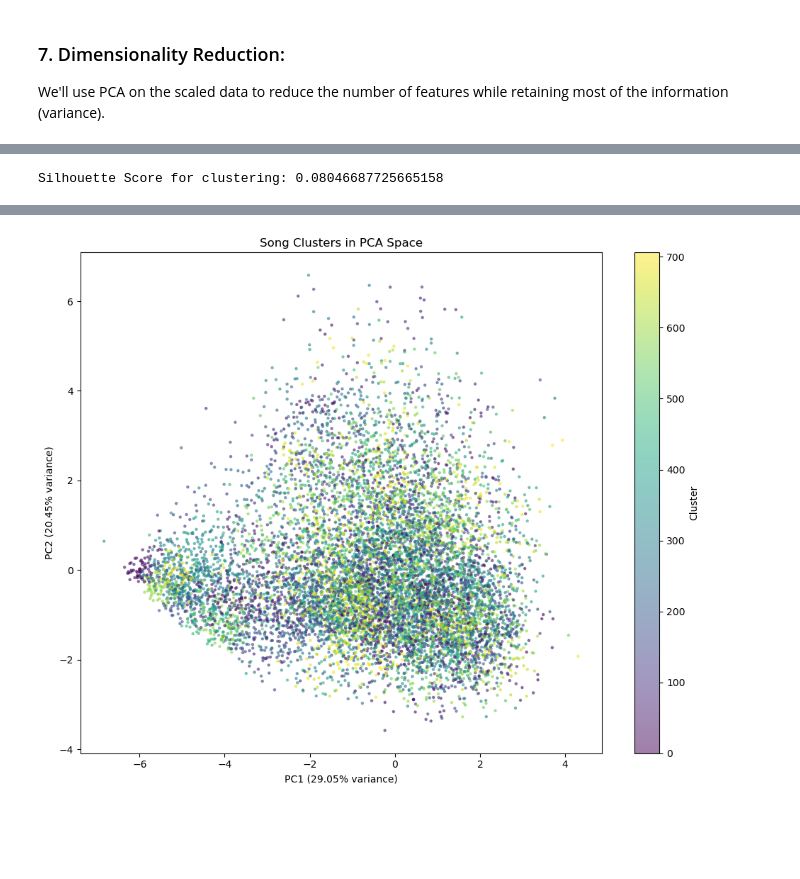
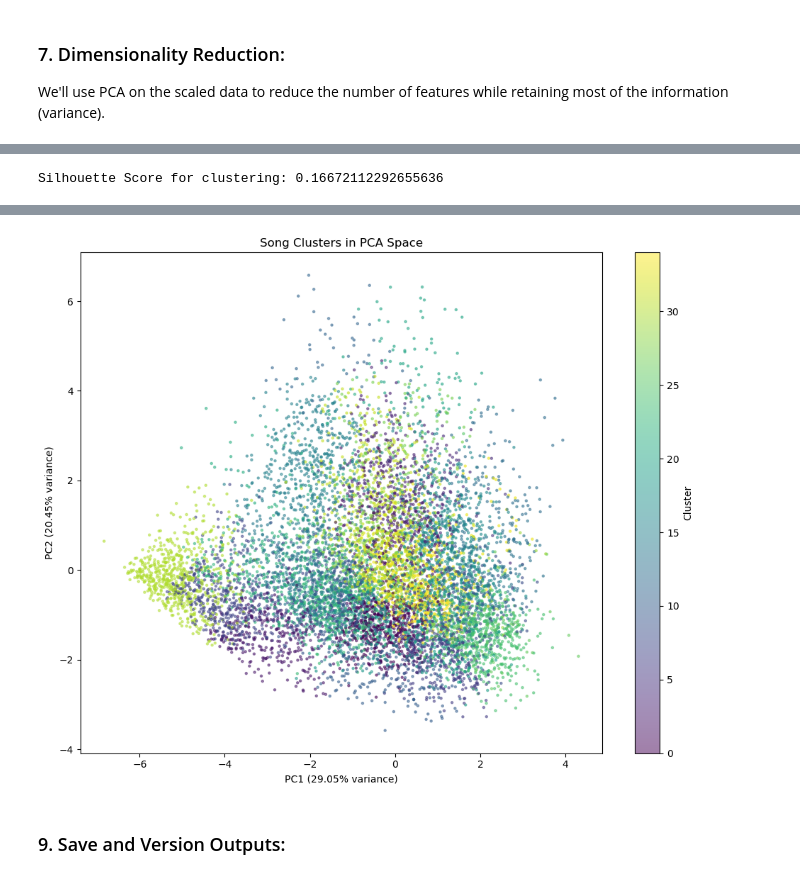
Before and after one commit to imaddde867/spotify-clusters, a Jupyter notebook: main.ipynb, the cells around one changed output, grey strips where cells are left out. Saved outputs shown, nothing was run; the diff lists cells and outputs as text; code cells hidden in the pictures; blank space fills up the shorter version.

Commit message:
fixed up cluster number selection

```diff
--- a/main.ipynb
+++ b/main.ipynb
@@ -248,6 +252,7 @@ Features with importance > 0.05: ['energy_to_acousticness_ratio', 'danceability'
 Refined feature set shape: (1159748, 8)
 # %%
 # Define more musically meaningful components based on feature importance
+df_important = df_important.copy()
 df_important.loc[:, 'energy_dynamics'] = df['energy']
 df_important.loc[:, 'dance_rhythm'] = 0.6*df['danceability'] + 0.4*df['tempo']
 df_important.loc[:, 'emotional_content'] = df['valence']
@@ -405,31 +451,63 @@ plt.show()
 from sklearn.cluster import KMeans
 from sklearn.metrics import silhouette_score
 
-n_clusters = 707
+n_clusters = optimal_n
 kmeans = KMeans(n_clusters=n_clusters, random_state=42)
 df_pca['cluster'] = kmeans.fit_predict(df_pca)
 silhouette_avg = silhouette_score(df_pca.drop('cluster', axis=1), df_pca['cluster'], sample_size=10000)
 print("\nSilhouette Score for clustering:", silhouette_avg)
 
-# 11. Recommendation Function
+# Recommendation Function
+from sklearn.metrics.pairwise import cosine_similarity
+
 def recommend_songs(track_id, df_pca, df_clean, n_recommendations=5):
     if track_id not in df_pca.index:
         return "Track ID not found."
     cluster = df_pca.loc[track_id, 'cluster']
-    similar_songs = df_pca[df_pca['cluster'] == cluster].index
-    similar_songs = [sid for sid in similar_songs if sid != track_id][:n_recommendations]
-    recommendations = df_clean.loc[df_clean['track_id'].isin(similar_songs),
+    similar_songs = df_pca[df_pca['cluster'] == cluster].drop('cluster', axis=1)
+    if len(similar_songs) <= 1:
+        return "Not enough songs in the same cluster."
+    # Calculate cosine similarity
+    track_features = similar_songs.loc[track_id].values.reshape(1, -1)
+    similarities = cosine_similarity(track_features, similar_songs)[0]
+    # Get top similar songs
+    similar_indices = similar_songs.index[np.argsort(similarities)[::-1][1:n_recommendations+1]]
+    recommendations = df_clean.loc[df_clean['track_id'].isin(similar_indices),
                                   ['track_id', 'track_name', 'artist_name']]
     return recommendations
 # %% [output]
-Silhouette Score for clustering: 0.08046687725665158
+Silhouette Score for clustering: 0.16672112292655636
 # %%
-# Test Recommendation
-sample_track_id = df_pca.index[500000]
-print("\nRecommendations for track ID:", sample_track_id)
-print(recommend_songs(sample_track_id, df_pca, df_clean))
+# Test recommendation with random song selection
+import random
 
-# 12. Visualize Clusters
+# Select a random song from the dataset
+random_index = random.randint(0, len(df_pca) - 1)
+sample_track_id = df_pca.index[random_index]
+
+# Get information about the selected song
+song_info = df_clean[df_clean['track_id'] == sample_track_id][['track_name', 'artist_name', 'genre']]
+print(f"Selected random track: {song_info['track_name'].values[0]} by {song_info['artist_name'].values[0]}")
+print(f"Genre: {song_info['genre'].values[0]}")
+print(f"Track ID: {sample_track_id}")
+
+# Get recommendations
+print("\nRecommendations:")
+recommendations = recommend_songs(sample_track_id, df_pca, df_clean)
+print(recommendations)
+
+# Add popularity and genre information to recommendations if available
+if 'popularity' in df_clean.columns:
+    recommendations = pd.merge(
+        recommendations,
+        df_clean[['track_id', 'popularity', 'genre']],
+        on='track_id',
+        how='left'
+    )
+    print("\nRecommendations with additional info:")
+    print(recommendations[['track_name', 'artist_name', 'genre', 'popularity']])
+
+# Visualize Clusters
 plt.figure(figsize=(10, 8))
 sample_size = min(10000, len(df_pca))
 plt.scatter(df_pca['PC1'].iloc[:sample_size], df_pca['PC2'].iloc[:sample_size],
@@ -440,4 +518,20 @@ plt.title('Song Clusters in PCA Space')
 plt.colorbar(label='Cluster')
 plt.tight_layout()
 plt.savefig('cluster_visualization.png')
+
+# Mark the selected song in the PCA space (if it's in the sample)
+if random_index < sample_size:
+    plt.scatter(
+        df_pca['PC1'].iloc[random_index],
+        df_pca['PC2'].iloc[random_index],
+        color='red',
+        marker='*',
+        s=200,
+        edgecolor='black',
+        label='Selected Song'
+    )
+    plt.legend()
+    plt.savefig('cluster_visualization_with_selection.png')
+
+plt.show()
 # %% [output]
@@ -458,2 +557,4 @@ Recommendations for track ID: 4SN5MyYZbiYhNHEQC51gh3
-[figure, old version]
+[figure, new version]
+# %% [markdown]
+### 9. Save and Version Outputs:
 # %%
```
Also changed, not shown: parts of 14 cells of this notebook, 5 other files.
